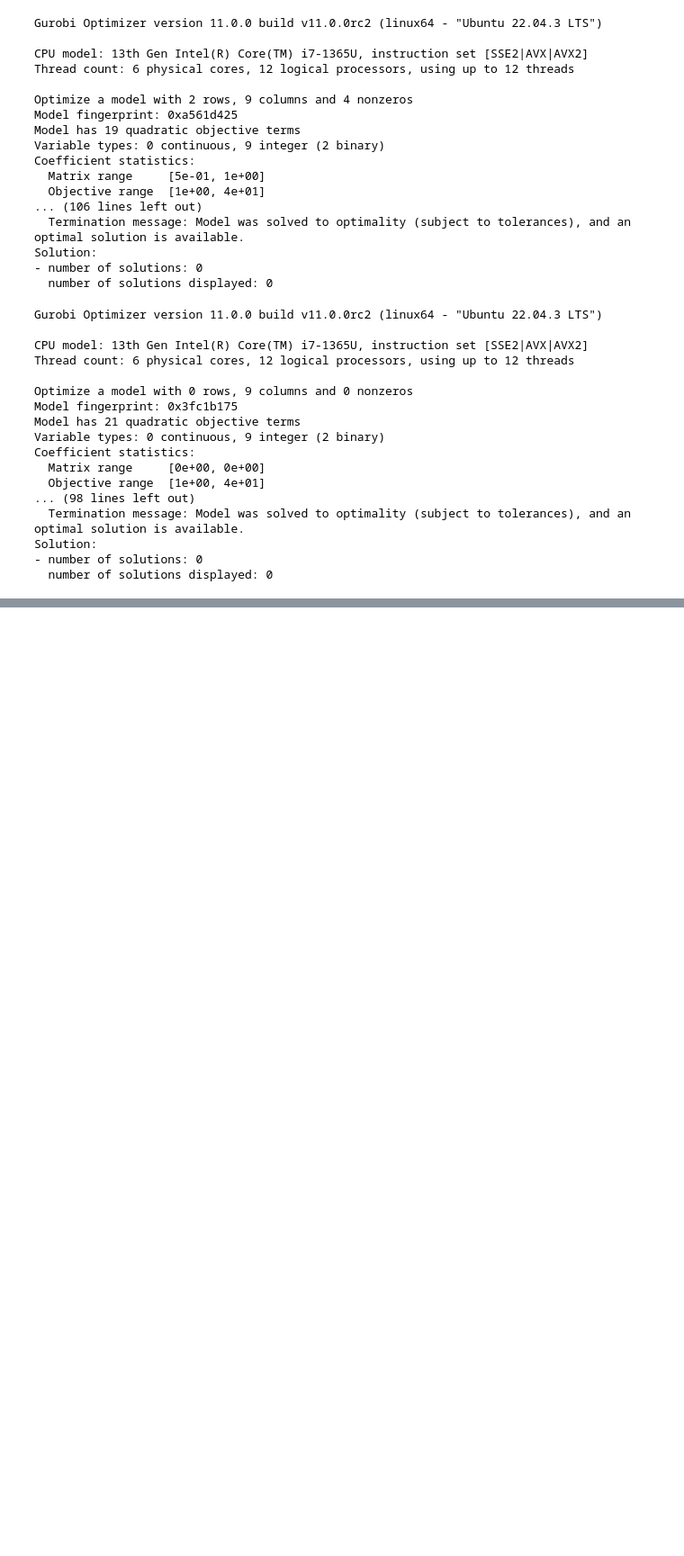
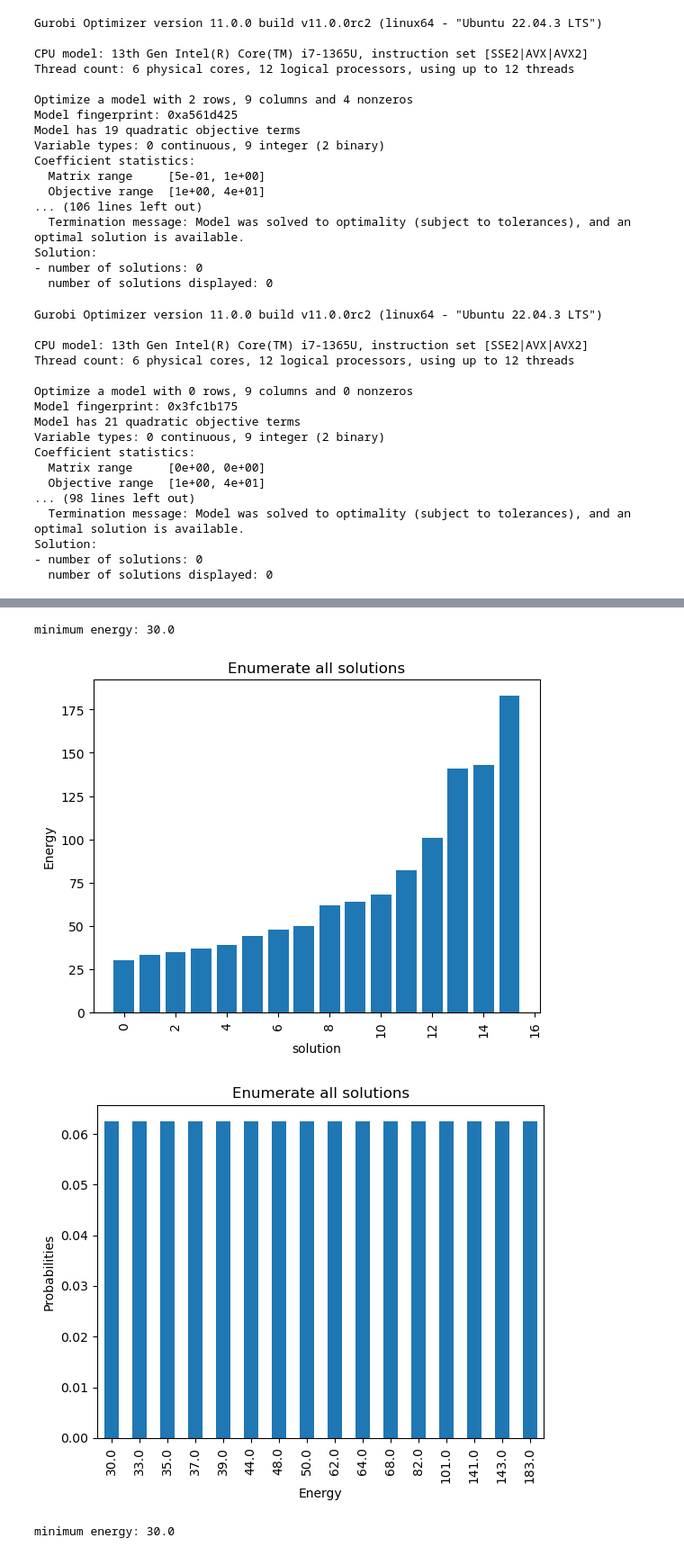
Before and after one commit to parkyr/Notebooks, a Jupyter notebook: Toy Problem 1/240619_toyproblem_1_nb.ipynb, the cells around one changed output, grey strips where cells are left out. Shown at 90% size. Drawn from its saved outputs; the diff is of its cells as text; code cells hidden in the pictures; blank space fills up the shorter version.

Commit message:
add QUBO, sim annealing

```diff
--- a/Toy Problem 1/240619_toyproblem_1_nb.ipynb
+++ b/Toy Problem 1/240619_toyproblem_1_nb.ipynb
@@ -548,0 +692,3 @@ Solution:
+# %%
+model = dimod.BinaryQuadraticModel.from_qubo(Q, offset=Beta)
+print(model)
@@ -548,0 +697,3 @@ Solution:
+# %%
+exactSampler = dimod.reference.samplers.ExactSolver()
+exactSamples = exactSampler.sample(model)
@@ -548,0 +791,8 @@ Solution:
+# %%
+plot_enumerate(exactSamples, title='Enumerate all solutions')
+plot_energies(exactSamples, title='Enumerate all solutions')
+# %% [output]
+minimum energy: 30.0
+[figure, added]
+[figure, added]
+minimum energy: 30.0
```
Also changed, not shown: parts of 14 cells of this notebook.
